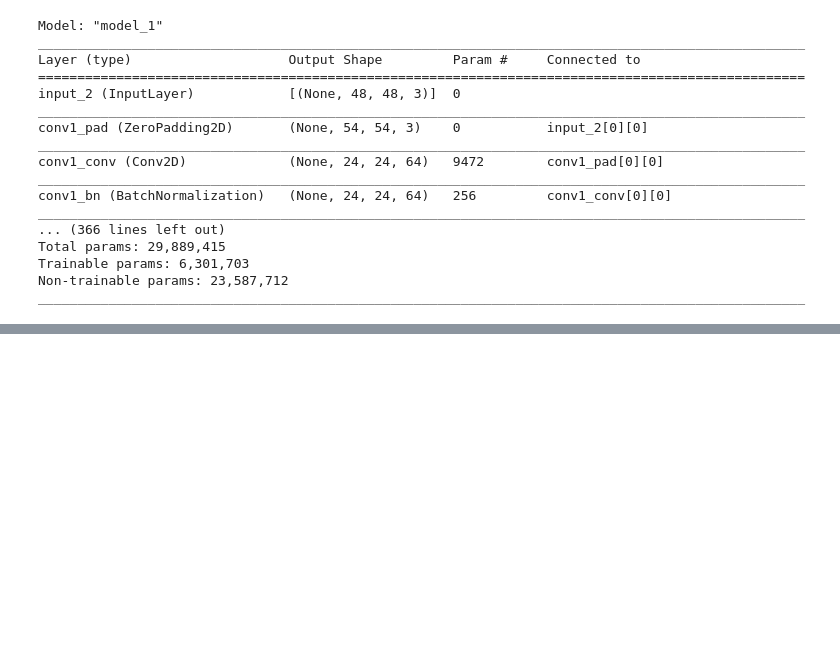
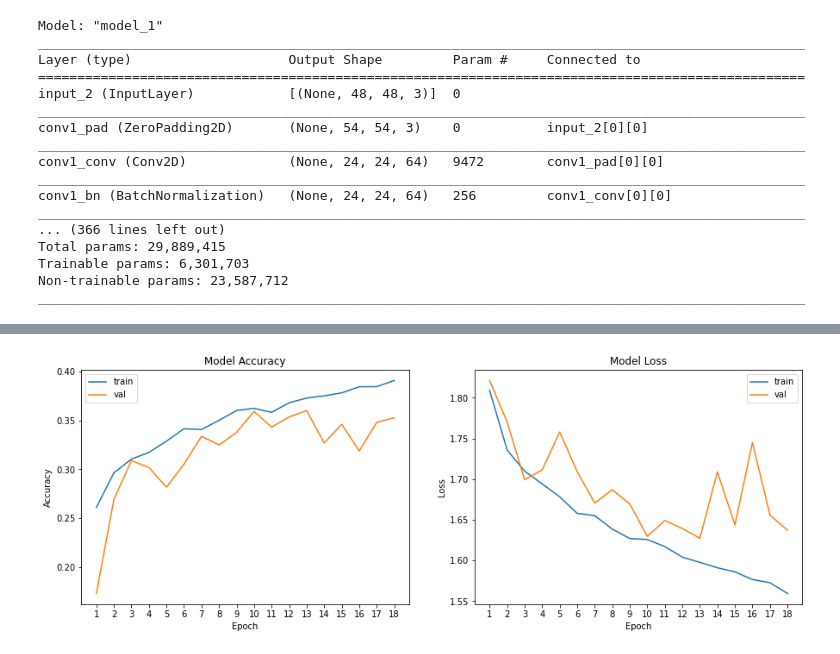
Before and after one commit to oelbourki/facial-emotion-detection, a Jupyter notebook: facial-emotion-detection.ipynb, the cells around one changed output, grey strips where cells are left out. Cells and saved outputs as stored; diff of their text form; code cells hidden in the pictures; blank space fills up the shorter version.

```diff
--- a/facial-emotion-detection.ipynb
+++ b/facial-emotion-detection.ipynb
@@ -589,2 +424,0 @@ Epoch 00016: early stopping
-# %%
-plot_trainig_history(history_resNet50_model)
@@ -607,0 +461,4 @@ vgg16_model = load_model(VGG16_PATH)
+# %%
+plot_model_history(history_resNet50_model)
+# %% [output]
+[figure, added]
```
Also changed, not shown: parts of 39 cells of this notebook, 10 other files.
